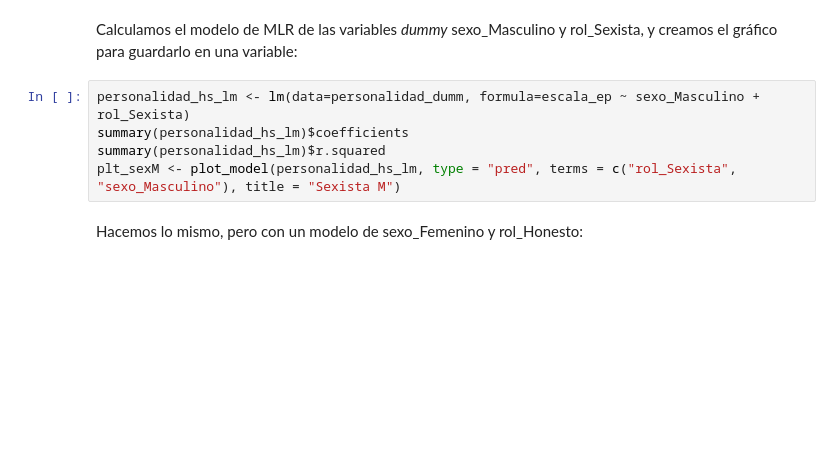
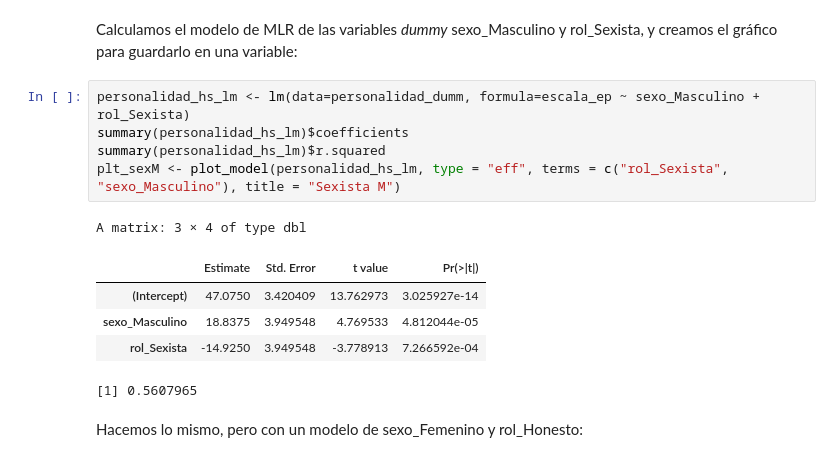
Before and after one commit to StrayChild01/TEM-Modelos-de-regresion-para-datos-categoricos, a Jupyter notebook: Unidad1/Actividad 1 - Variables dummy.ipynb, the cells around one changed output. Drawn from its saved outputs; the diff is of its cells as text; blank space fills up the shorter version.

```diff
--- a/Unidad1/Actividad 1 - Variables dummy.ipynb
+++ b/Unidad1/Actividad 1 - Variables dummy.ipynb
@@ -31,8 +59,15 @@ Calculamos el modelo de MLR de las variables _dummy_ sexo_Masculino y rol_Sexist
 # %%
 personalidad_hs_lm <- lm(data=personalidad_dumm, formula=escala_ep ~ sexo_Masculino + rol_Sexista)
 summary(personalidad_hs_lm)$coefficients
 summary(personalidad_hs_lm)$r.squared
-plt_sexM <- plot_model(personalidad_hs_lm, type = "pred", terms = c("rol_Sexista", "sexo_Masculino"), title = "Sexista M")
+plt_sexM <- plot_model(personalidad_hs_lm, type = "eff", terms = c("rol_Sexista", "sexo_Masculino"), title = "Sexista M")
+# %% [output]
+A matrix: 3 × 4 of type dbl
+|  | Estimate | Std. Error | t value | Pr(>|t|) |
+| (Intercept) | 47.0750 | 3.420409 | 13.762973 | 3.025927e-14 |
+| sexo_Masculino | 18.8375 | 3.949548 | 4.769533 | 4.812044e-05 |
+| rol_Sexista | -14.9250 | 3.949548 | -3.778913 | 7.266592e-04 |
+[1] 0.5607965
 # %% [markdown]
 Hacemos lo mismo, pero con un modelo de sexo_Femenino y rol_Honesto:
 # %%
```
Also changed, not shown: parts of 6 cells of this notebook.
